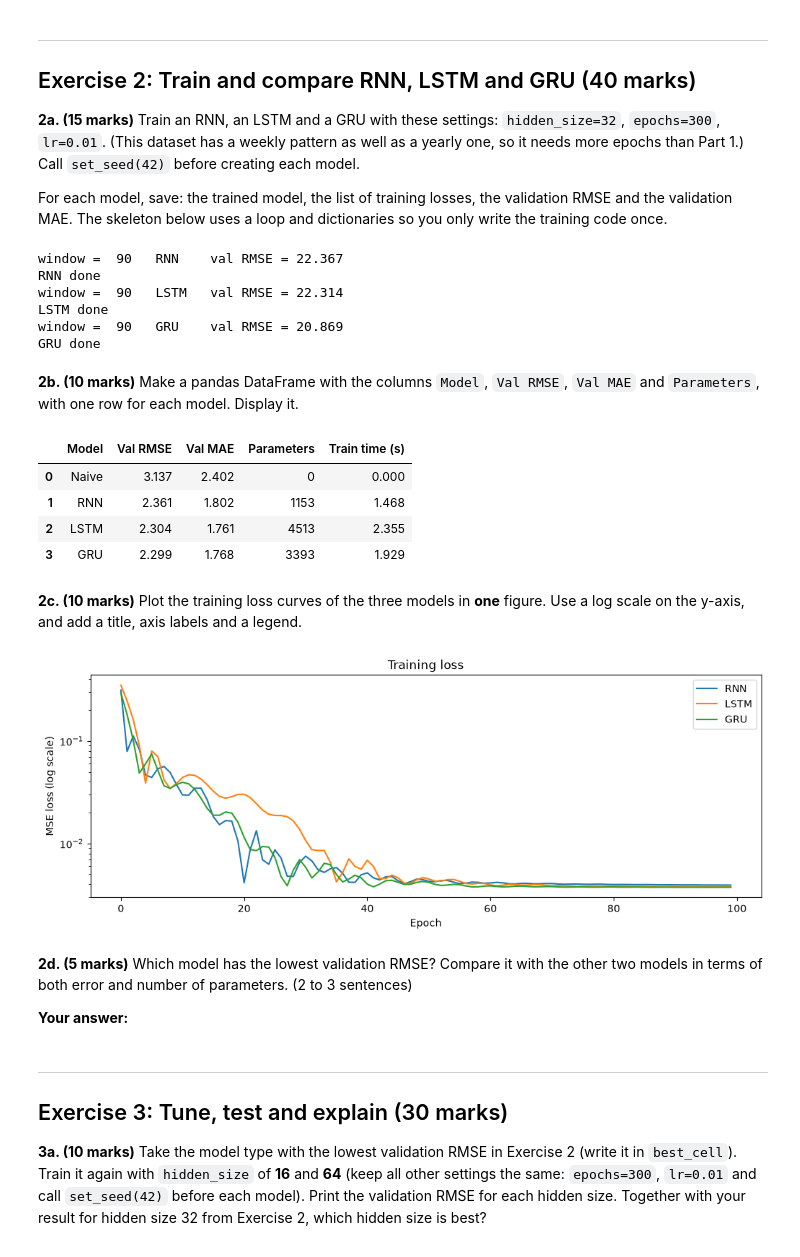
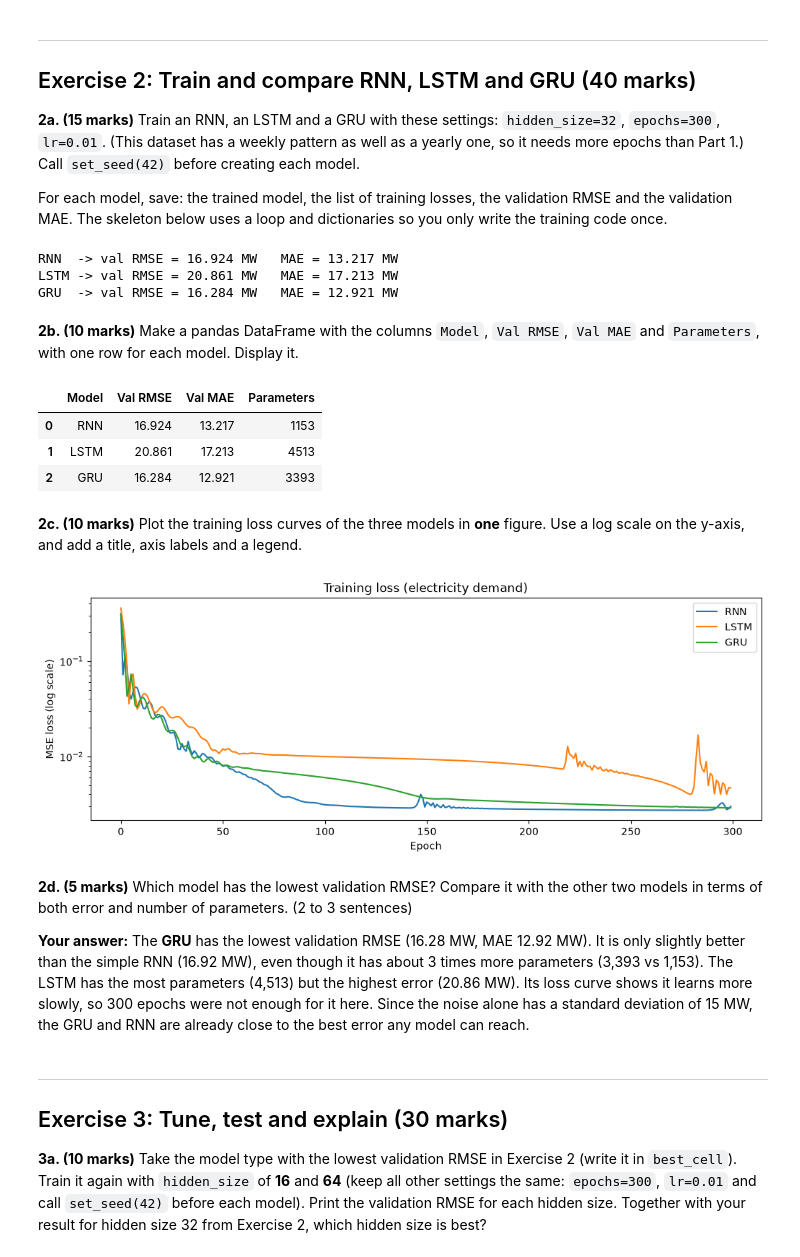
Before and after one commit to Voldemat/deep-learning, a Jupyter notebook: 10-rnn-lstm-gru/notebook.ipynb, the cells around one changed output. Saved outputs shown, nothing was run; the diff lists cells and outputs as text; code cells hidden in the pictures.

Commit message:
10-rnn-lstm-gru:fix

```diff
--- a/10-rnn-lstm-gru/notebook.ipynb
+++ b/10-rnn-lstm-gru/notebook.ipynb
@@ -1063,62 +1060,54 @@ val_mae = {}  # val_mae["RNN"] = number
 for cell in ["RNN", "LSTM", "GRU"]:
     set_seed(42)
     model = Forecaster(cell, hidden_size=32)
-    train_model(model, Xtr, ytr, epochs=300, lr=0.01, print_every=0)
-    _, _, rmse, _ = evaluate(model, Xva, yva, data_min, data_max)
-    window_results.append([window, cell, rmse])
-    print(f"window = {window:3d}   {cell:4s}   val RMSE = {rmse:.3f}")
+    losses[cell] = train_model(model, X_train, y_train, epochs=300, lr=0.01)
+    _, _, val_rmse[cell], val_mae[cell] = evaluate(
+        model, X_val, y_val, data_min, data_max
+    )
     models[cell] = model
-    print(cell, "done")
+    print(
+        f"{cell:4s} -> val RMSE = {val_rmse[cell]:.3f} MW   "
+        f"MAE = {val_mae[cell]:.3f} MW"
+    )
 # %% [output]
-window =  90   RNN    val RMSE = 22.367
-RNN done
-window =  90   LSTM   val RMSE = 22.314
-LSTM done
-window =  90   GRU    val RMSE = 20.869
-GRU done
+RNN  -> val RMSE = 16.924 MW   MAE = 13.217 MW
+LSTM -> val RMSE = 20.861 MW   MAE = 17.213 MW
+GRU  -> val RMSE = 16.284 MW   MAE = 12.921 MW
 # %% [markdown]
 **2b. (10 marks)** Make a pandas DataFrame with the columns `Model`, `Val RMSE`, `Val MAE` and `Parameters`, with one row for each model. Display it.
 # %%
-rnn_rmse = losses["RNN"]
+cells = ["RNN", "LSTM", "GRU"]
 results = pd.DataFrame(
     {
-        "Model": ["Naive", "RNN", "LSTM", "GRU"],
-        "Val RMSE": [naive_rmse, rnn_rmse, lstm_rmse, gru_rmse],
-        "Val MAE": [naive_mae, rnn_mae, lstm_mae, gru_mae],
-        "Parameters": [
-            0,
-            count_parameters(rnn_model),
-            count_parameters(lstm_model),
-            count_parameters(gru_model),
-        ],
-        "Train time (s)": [0, rnn_time, lstm_time, gru_time],
+        "Model": cells,
+        "Val RMSE": [val_rmse[c] for c in cells],
+        "Val MAE": [val_mae[c] for c in cells],
+        "Parameters": [count_parameters(models[c]) for c in cells],
     }
 )
 results.round(3)
 # %% [output]
-|  | Model | Val RMSE | Val MAE | Parameters | Train time (s) |
-| 0 | Naive | 3.137 | 2.402 | 0 | 0.000 |
-| 1 | RNN | 2.361 | 1.802 | 1153 | 1.468 |
-| 2 | LSTM | 2.304 | 1.761 | 4513 | 2.355 |
-| 3 | GRU | 2.299 | 1.768 | 3393 | 1.929 |
+|  | Model | Val RMSE | Val MAE | Parameters |
+| 0 | RNN | 16.924 | 13.217 | 1153 |
+| 1 | LSTM | 20.861 | 17.213 | 4513 |
+| 2 | GRU | 16.284 | 12.921 | 3393 |
 # %% [markdown]
 **2c. (10 marks)** Plot the training loss curves of the three models in **one** figure. Use a log scale on the y-axis, and add a title, axis labels and a legend.
 # %%
-plt.plot(rnn_losses, label="RNN")
-plt.plot(lstm_losses, label="LSTM")
-plt.plot(gru_losses, label="GRU")
+for cell in ["RNN", "LSTM", "GRU"]:
+    plt.plot(losses[cell], label=cell)
 plt.yscale("log")
-plt.title("Training loss")
+plt.title("Training loss (electricity demand)")
 plt.xlabel("Epoch")
 plt.ylabel("MSE loss (log scale)")
 plt.legend()
 plt.show()
 # %% [output]
-[figure, old version]
+[figure, new version]
 # %% [markdown]
 **2d. (5 marks)** Which model has the lowest validation RMSE? Compare it with the other two models in terms of both error and number of parameters. (2 to 3 sentences)
 
-**Your answer:**
+**Your answer:** The **GRU** has the lowest validation RMSE (16.28 MW, MAE 12.92 MW). It is only slightly better than the simple RNN (16.92 MW), even though it has about 3 times more parameters (3,393 vs 1,153). The LSTM has the most parameters (4,513) but the highest error (20.86 MW). Its loss curve shows it learns more slowly, so 300 epochs were not enough for it here. Since the noise alone has a standard deviation of 15 MW, the GRU and RNN are already close to the best error any model can reach.
 # %% [markdown]
 ---
 ## Exercise 3: Tune, test and explain (30 marks)
```
Also changed, not shown: parts of 10 cells of this notebook.
